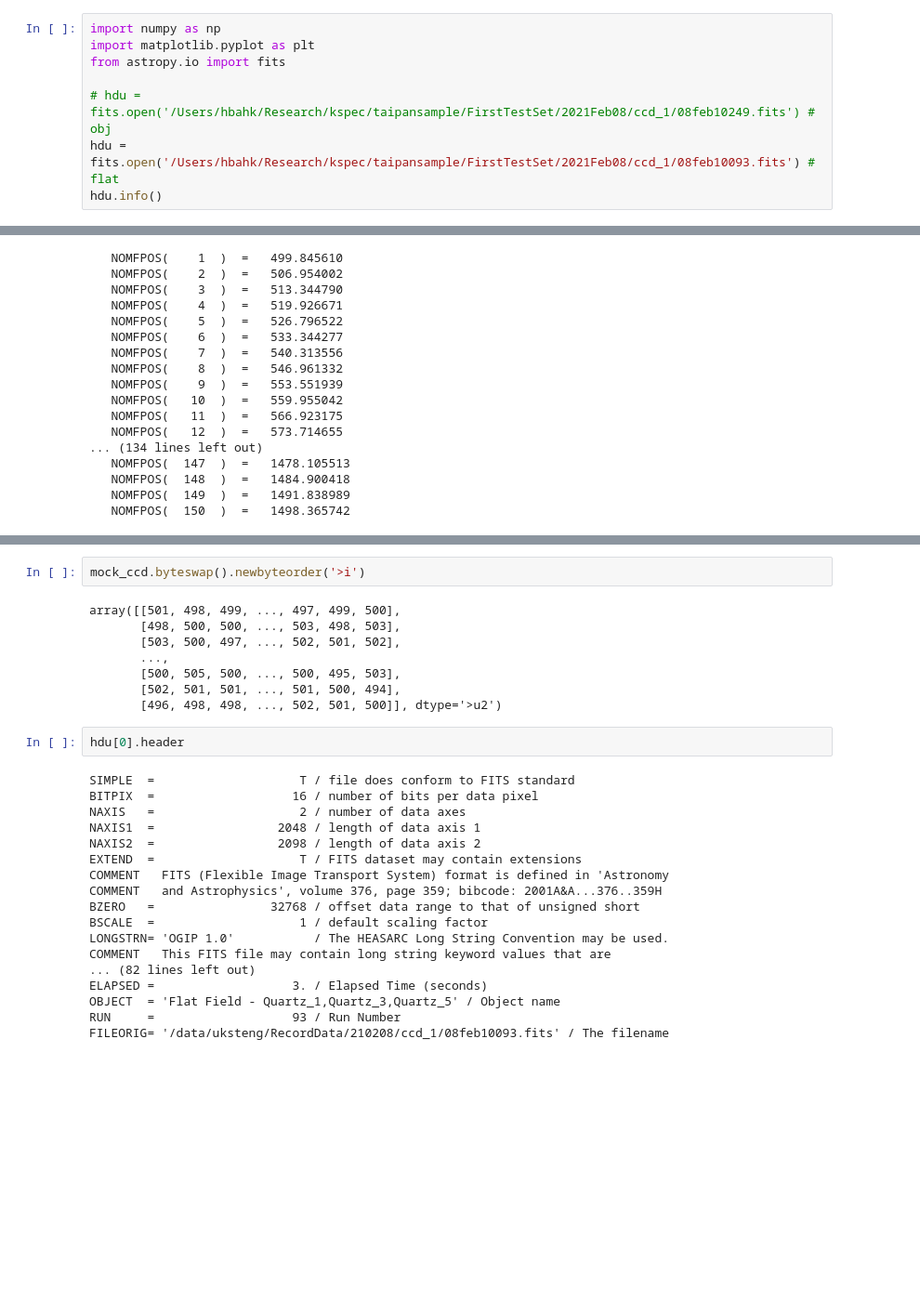
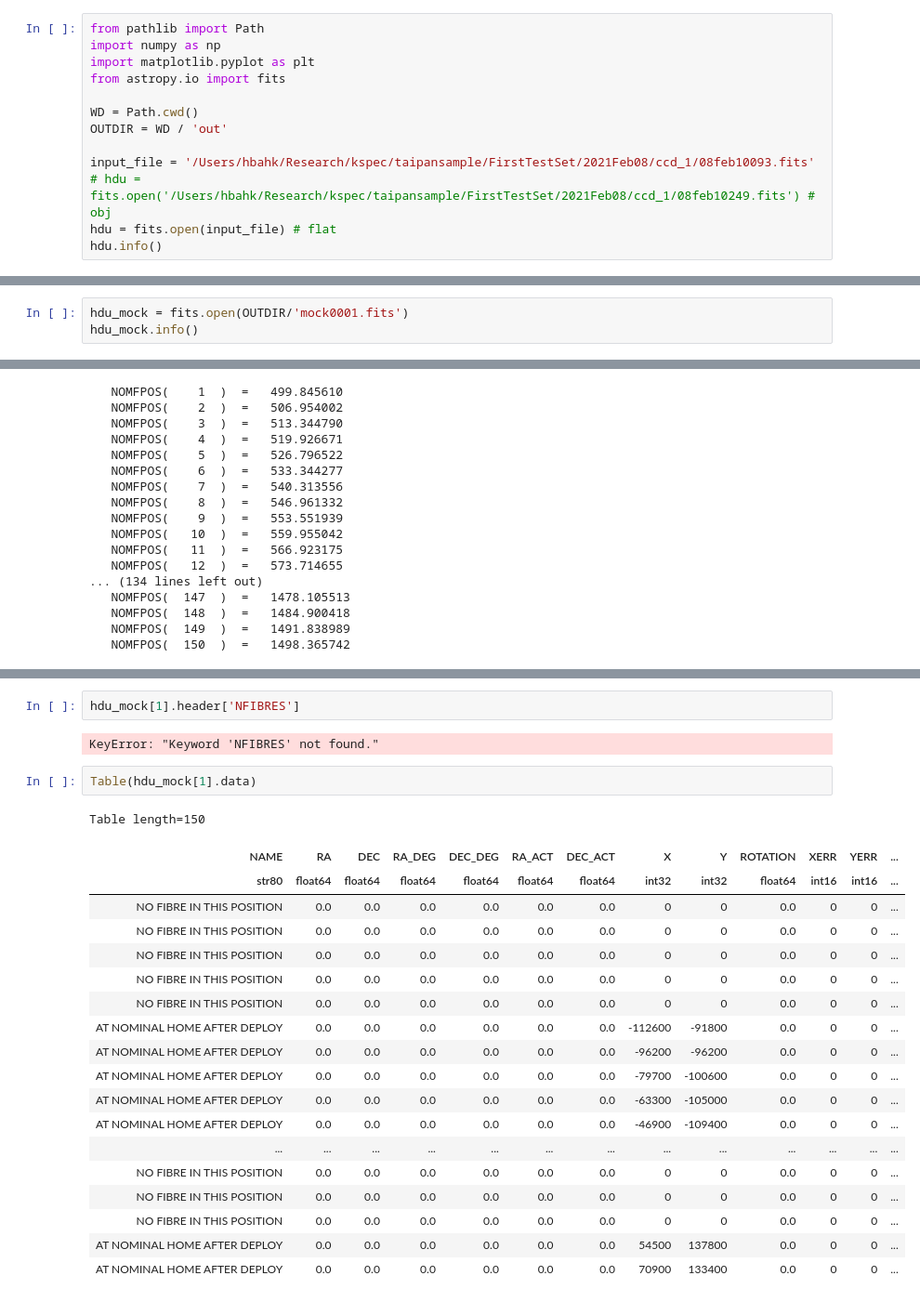
Before and after one commit to hbahk/kspecdr, a Jupyter notebook: make_mock_frame.ipynb, the cells around one changed output, grey strips where cells are left out. Shown at 93% size. Cells and saved outputs as stored; diff of their text form; blank space fills up the shorter version.

```diff
--- a/make_mock_frame.ipynb
+++ b/make_mock_frame.ipynb
@@ -2,12 +2,17 @@
 # retina display
 %config InlineBackend.figure_format = 'retina'
 # %%
+from pathlib import Path
 import numpy as np
 import matplotlib.pyplot as plt
 from astropy.io import fits
 
+WD = Path.cwd()
+OUTDIR = WD / 'out'
+
+input_file = '/Users/hbahk/Research/kspec/taipansample/FirstTestSet/2021Feb08/ccd_1/08feb10093.fits'
 # hdu = fits.open('/Users/hbahk/Research/kspec/taipansample/FirstTestSet/2021Feb08/ccd_1/08feb10249.fits') # obj
-hdu = fits.open('/Users/hbahk/Research/kspec/taipansample/FirstTestSet/2021Feb08/ccd_1/08feb10093.fits') # flat
+hdu = fits.open(input_file) # flat
 hdu.info()
 # %% [output]
 Filename: /Users/hbahk/Research/kspec/taipansample/FirstTestSet/2021Feb08/ccd_1/08feb10093.fits
@@ -318,0 +346,3 @@ hdul.writeto('mock0001.fits', overwrite=True)
+# %%
+hdu_mock = fits.open(OUTDIR/'mock0001.fits')
+hdu_mock.info()
@@ -371,31 +406,27 @@ Exiting AAO Run Process AAO03665
-# %%
-mock_ccd.byteswap().newbyteorder('>i')
-# %% [output]
-array([[501, 498, 499, ..., 497, 499, 500],
-       [498, 500, 500, ..., 503, 498, 503],
-       [503, 500, 497, ..., 502, 501, 502],
-       ...,
-       [500, 505, 500, ..., 500, 495, 503],
-       [502, 501, 501, ..., 501, 500, 494],
-       [496, 498, 498, ..., 502, 501, 500]], dtype='>u2')
-# %%
-hdu[0].header
-# %% [output]
-SIMPLE  =                    T / file does conform to FITS standard
-BITPIX  =                   16 / number of bits per data pixel
-NAXIS   =                    2 / number of data axes
-NAXIS1  =                 2048 / length of data axis 1
-NAXIS2  =                 2098 / length of data axis 2
-EXTEND  =                    T / FITS dataset may contain extensions
-COMMENT   FITS (Flexible Image Transport System) format is defined in 'Astronomy
-COMMENT   and Astrophysics', volume 376, page 359; bibcode: 2001A&A...376..359H
-BZERO   =                32768 / offset data range to that of unsigned short
-BSCALE  =                    1 / default scaling factor
-LONGSTRN= 'OGIP 1.0'           / The HEASARC Long String Convention may be used.
-COMMENT   This FITS file may contain long string keyword values that are
-... (82 lines left out)
-ELAPSED =                   3. / Elapsed Time (seconds)
-OBJECT  = 'Flat Field - Quartz_1,Quartz_3,Quartz_5' / Object name
-RUN     =                   93 / Run Number
-FILEORIG= '/data/uksteng/RecordData/210208/ccd_1/08feb10093.fits' / The filename
+# %%
+hdu_mock[1].header['NFIBRES']
+# %% [output]
+KeyError: "Keyword 'NFIBRES' not found."
+# %%
+Table(hdu_mock[1].data)
+# %% [output]
+Table length=150
+| NAME | RA | DEC | RA_DEG | DEC_DEG | RA_ACT | DEC_ACT | X | Y | ROTATION | XERR | YERR | ... |
+| str80 | float64 | float64 | float64 | float64 | float64 | float64 | int32 | int32 | float64 | int16 | int16 | ... |
+| NO FIBRE IN THIS POSITION | 0.0 | 0.0 | 0.0 | 0.0 | 0.0 | 0.0 | 0 | 0 | 0.0 | 0 | 0 | ... |
+| NO FIBRE IN THIS POSITION | 0.0 | 0.0 | 0.0 | 0.0 | 0.0 | 0.0 | 0 | 0 | 0.0 | 0 | 0 | ... |
+| NO FIBRE IN THIS POSITION | 0.0 | 0.0 | 0.0 | 0.0 | 0.0 | 0.0 | 0 | 0 | 0.0 | 0 | 0 | ... |
+| NO FIBRE IN THIS POSITION | 0.0 | 0.0 | 0.0 | 0.0 | 0.0 | 0.0 | 0 | 0 | 0.0 | 0 | 0 | ... |
+| NO FIBRE IN THIS POSITION | 0.0 | 0.0 | 0.0 | 0.0 | 0.0 | 0.0 | 0 | 0 | 0.0 | 0 | 0 | ... |
+| AT NOMINAL HOME AFTER DEPLOY | 0.0 | 0.0 | 0.0 | 0.0 | 0.0 | 0.0 | -112600 | -91800 | 0.0 | 0 | 0 | ... |
+| AT NOMINAL HOME AFTER DEPLOY | 0.0 | 0.0 | 0.0 | 0.0 | 0.0 | 0.0 | -96200 | -96200 | 0.0 | 0 | 0 | ... |
+| AT NOMINAL HOME AFTER DEPLOY | 0.0 | 0.0 | 0.0 | 0.0 | 0.0 | 0.0 | -79700 | -100600 | 0.0 | 0 | 0 | ... |
+| AT NOMINAL HOME AFTER DEPLOY | 0.0 | 0.0 | 0.0 | 0.0 | 0.0 | 0.0 | -63300 | -105000 | 0.0 | 0 | 0 | ... |
+| AT NOMINAL HOME AFTER DEPLOY | 0.0 | 0.0 | 0.0 | 0.0 | 0.0 | 0.0 | -46900 | -109400 | 0.0 | 0 | 0 | ... |
+| ... | ... | ... | ... | ... | ... | ... | ... | ... | ... | ... | ... | ... |
+| NO FIBRE IN THIS POSITION | 0.0 | 0.0 | 0.0 | 0.0 | 0.0 | 0.0 | 0 | 0 | 0.0 | 0 | 0 | ... |
+| NO FIBRE IN THIS POSITION | 0.0 | 0.0 | 0.0 | 0.0 | 0.0 | 0.0 | 0 | 0 | 0.0 | 0 | 0 | ... |
+| NO FIBRE IN THIS POSITION | 0.0 | 0.0 | 0.0 | 0.0 | 0.0 | 0.0 | 0 | 0 | 0.0 | 0 | 0 | ... |
+| AT NOMINAL HOME AFTER DEPLOY | 0.0 | 0.0 | 0.0 | 0.0 | 0.0 | 0.0 | 54500 | 137800 | 0.0 | 0 | 0 | ... |
+| AT NOMINAL HOME AFTER DEPLOY | 0.0 | 0.0 | 0.0 | 0.0 | 0.0 | 0.0 | 70900 | 133400 | 0.0 | 0 | 0 | ... |
 # %%
```
Also changed, not shown: parts of 7 cells of this notebook, 1 other file.
